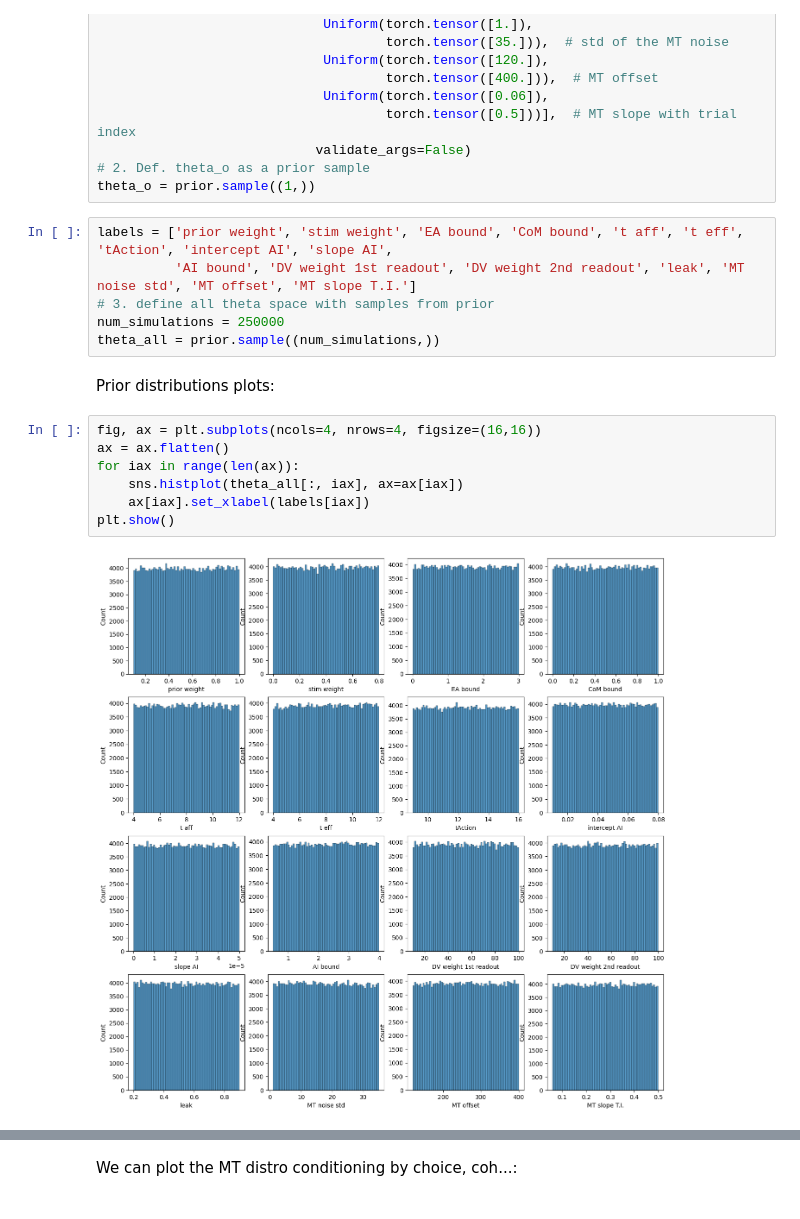
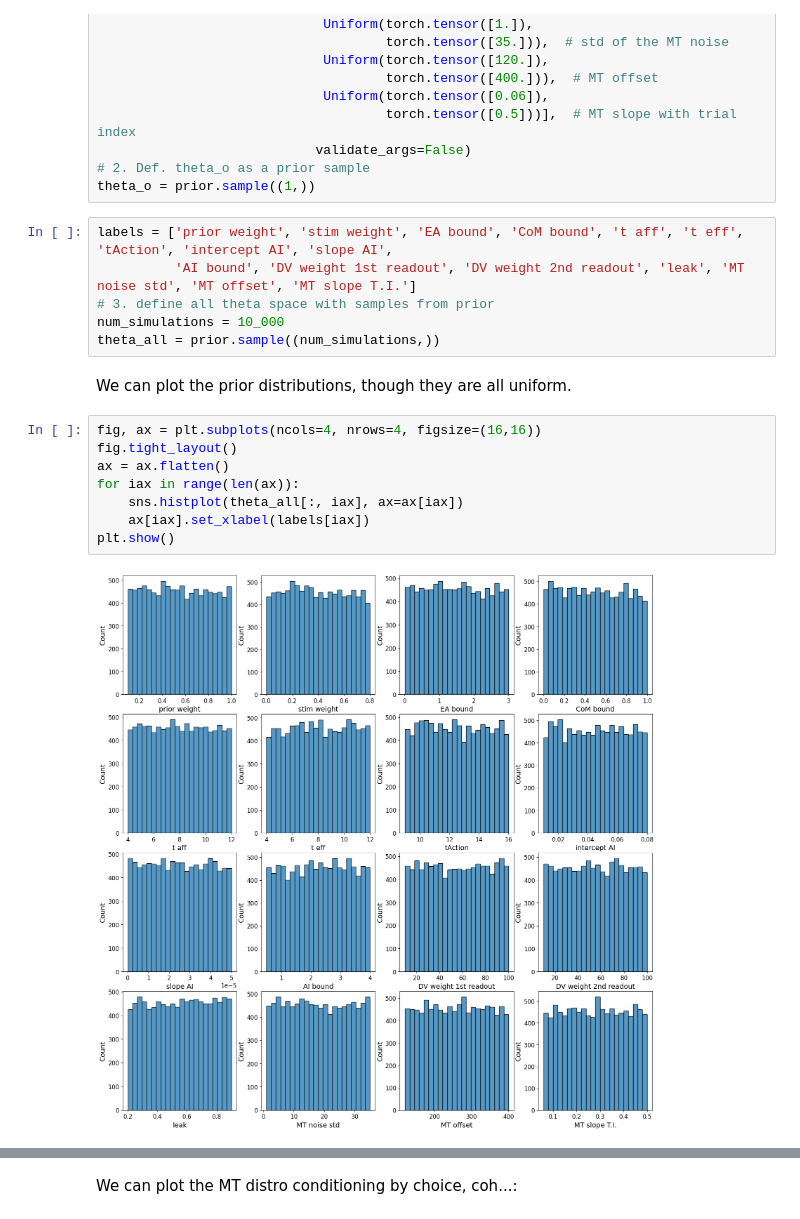
Before and after one commit to PastorJordi/custom_utils, a Jupyter notebook: notebooks/MNLE application.ipynb, the cells around one changed output, grey strips where cells are left out. Drawn from its saved outputs; the diff is of its cells as text.

```diff
--- a/notebooks/MNLE application.ipynb
+++ b/notebooks/MNLE application.ipynb
@@ -110,17 +132,18 @@ theta_o = prior.sample((1,))
 labels = ['prior weight', 'stim weight', 'EA bound', 'CoM bound', 't aff', 't eff', 'tAction', 'intercept AI', 'slope AI',
           'AI bound', 'DV weight 1st readout', 'DV weight 2nd readout', 'leak', 'MT noise std', 'MT offset', 'MT slope T.I.']
 # 3. define all theta space with samples from prior
-num_simulations = 250000
+num_simulations = 10_000
 theta_all = prior.sample((num_simulations,))
 # %% [markdown]
-Prior distributions plots:
+We can plot the prior distributions, though they are all uniform.
 # %%
 fig, ax = plt.subplots(ncols=4, nrows=4, figsize=(16,16))
+fig.tight_layout()
 ax = ax.flatten()
 for iax in range(len(ax)):
     sns.histplot(theta_all[:, iax], ax=ax[iax])
     ax[iax].set_xlabel(labels[iax])
 plt.show()
 # %% [output]
-[figure, old version]
+[figure, new version]
 # %% [markdown]
```
Also changed, not shown: parts of 35 cells of this notebook, 9 other files.
